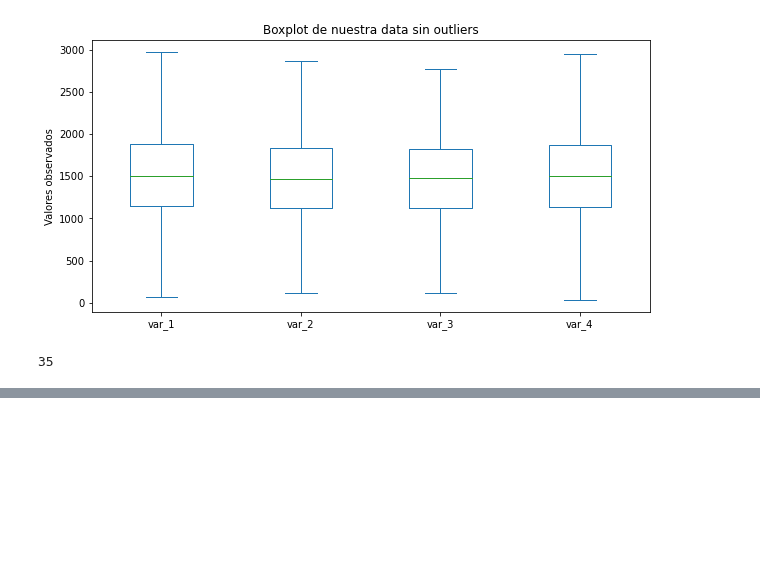
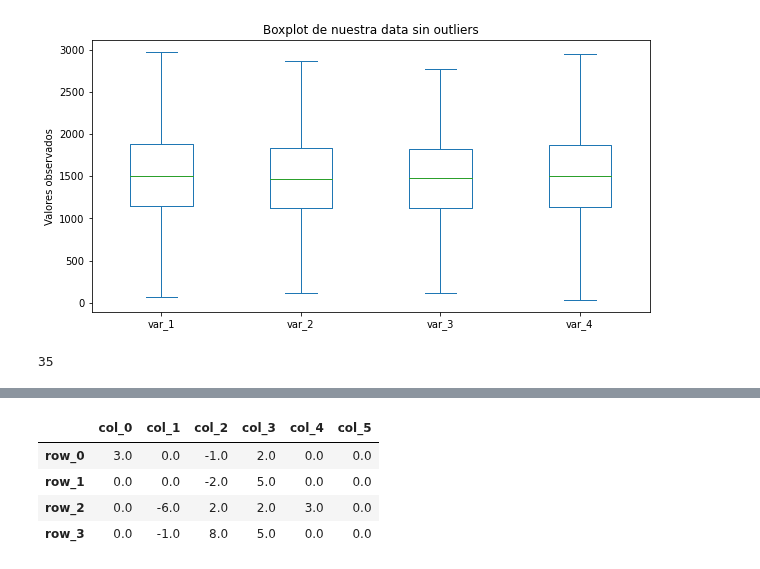
Before and after one commit to rquezadac/udd_data_analytics_lectures, a Jupyter notebook: seccion_02_pandas/clase_2_2.ipynb, the cells around one changed output, grey strips where cells are left out. Cells and saved outputs as stored; diff of their text form; code cells hidden in the pictures; blank space fills up the shorter version.

```diff
--- a/seccion_02_pandas/clase_2_2.ipynb
+++ b/seccion_02_pandas/clase_2_2.ipynb
@@ -935,0 +1176,9 @@ Un total de 35 outliers eliminados de las 1000 observaciones originales. ◼︎
+# %%
+# Reemplazamos todos los nan con ceros en nuestro DataFrame.
+S.fillna(value=0)
+# %% [output]
+|  | col_0 | col_1 | col_2 | col_3 | col_4 | col_5 |
+| row_0 | 3.0 | 0.0 | -1.0 | 2.0 | 0.0 | 0.0 |
+| row_1 | 0.0 | 0.0 | -2.0 | 5.0 | 0.0 | 0.0 |
+| row_2 | 0.0 | -6.0 | 2.0 | 2.0 | 3.0 | 0.0 |
+| row_3 | 0.0 | -1.0 | 8.0 | 5.0 | 0.0 | 0.0 |
```
Also changed, not shown: parts of 39 cells of this notebook, 2 other files.
